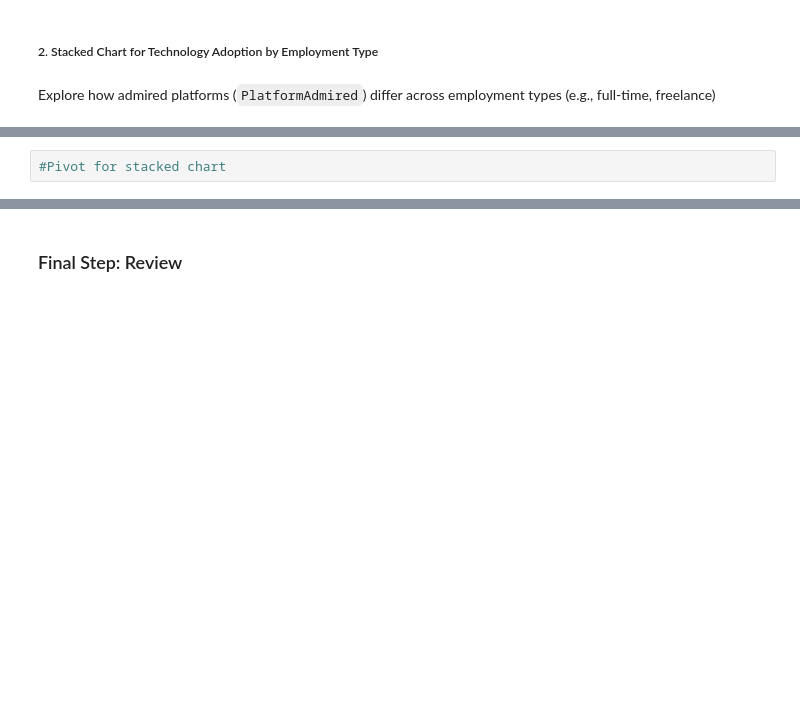
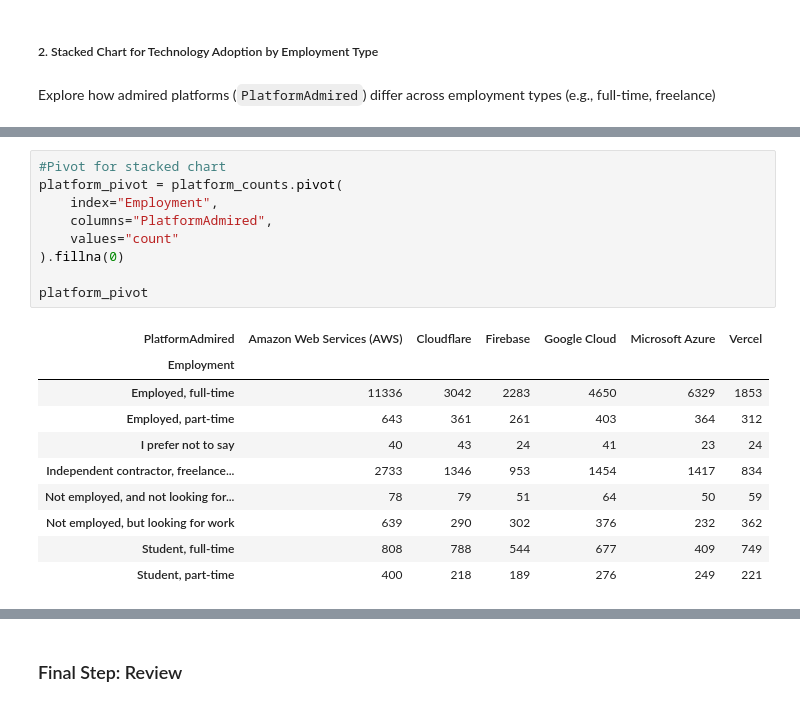
Before and after one commit to scrosby1976/Data-Analyst-Capstone-Project-Shannon, a Jupyter notebook: Lab-22-Stacked Charts.ipynb, the cells around one changed output, grey strips where cells are left out. Cells and saved outputs as stored; diff of their text form; blank space fills up the shorter version.

```diff
--- a/Lab-22-Stacked Charts.ipynb
+++ b/Lab-22-Stacked Charts.ipynb
@@ -842,2 +873,20 @@ platform_counts.head()
 # %%
 #Pivot for stacked chart
+platform_pivot = platform_counts.pivot(
+    index="Employment",
+    columns="PlatformAdmired",
+    values="count"
+).fillna(0)
+
+platform_pivot
+# %% [output]
+| PlatformAdmired | Amazon Web Services (AWS) | Cloudflare | Firebase | Google Cloud | Microsoft Azure | Vercel |
+| Employment |  |  |  |  |  |  |
+| Employed, full-time | 11336 | 3042 | 2283 | 4650 | 6329 | 1853 |
+| Employed, part-time | 643 | 361 | 261 | 403 | 364 | 312 |
+| I prefer not to say | 40 | 43 | 24 | 41 | 23 | 24 |
+| Independent contractor, freelance... | 2733 | 1346 | 953 | 1454 | 1417 | 834 |
+| Not employed, and not looking for... | 78 | 79 | 51 | 64 | 50 | 59 |
+| Not employed, but looking for work | 639 | 290 | 302 | 376 | 232 | 362 |
+| Student, full-time | 808 | 788 | 544 | 677 | 409 | 749 |
+| Student, part-time | 400 | 218 | 189 | 276 | 249 | 221 |
```
Also changed, not shown: parts of 6 cells of this notebook, 1 other file.
